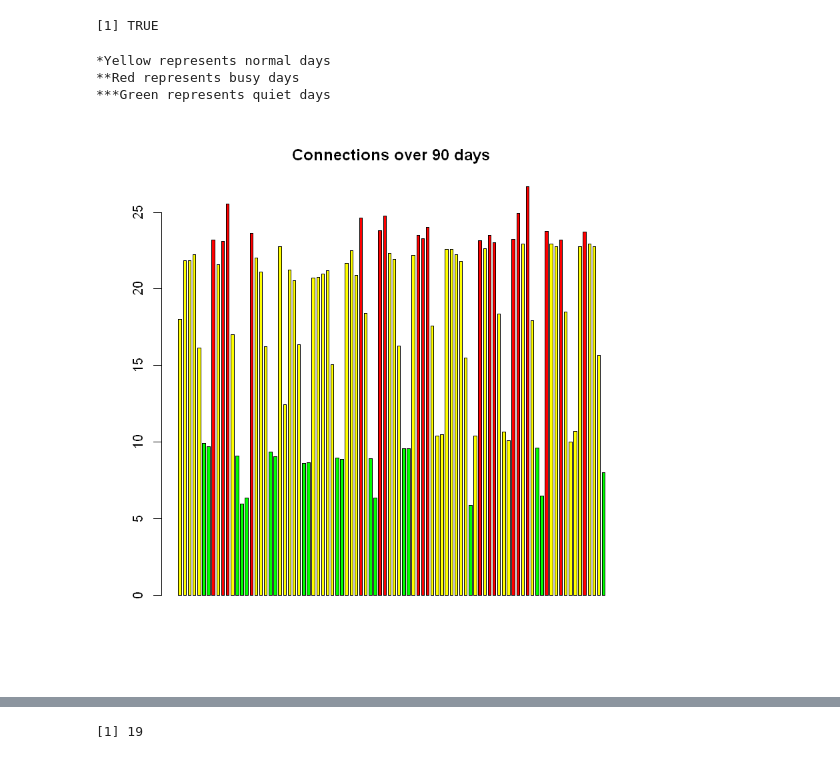
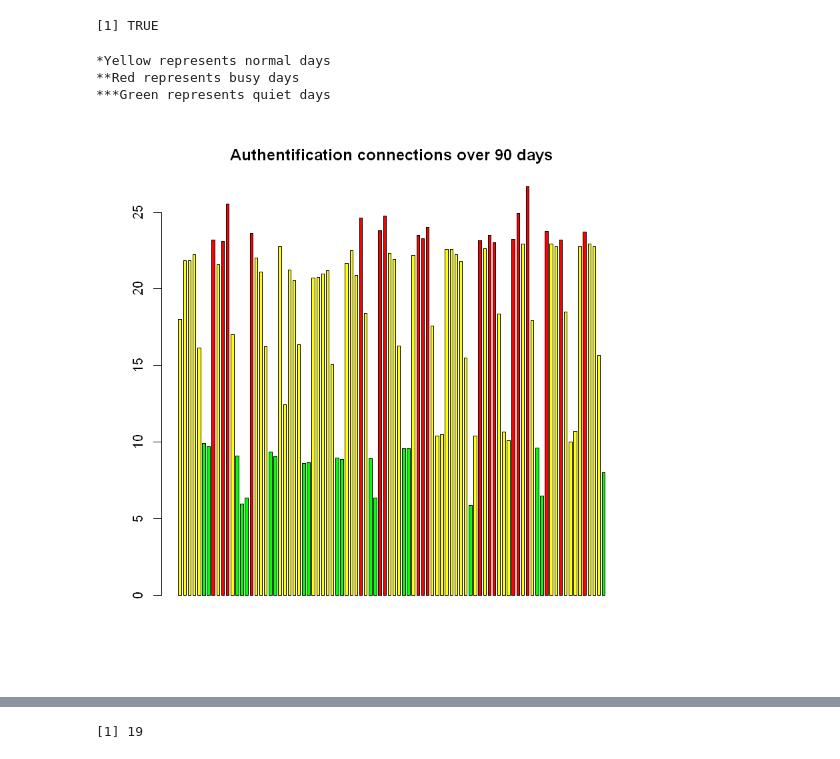
Before and after one commit to gabejg/Advanced-Cyber-Analytics-for-Attack-Detection, a Jupyter notebook: Alex/VisualEDAonAuths.ipynb, the cells around one changed output, grey strips where cells are left out. Drawn from its saved outputs; the diff is of its cells as text; code cells hidden in the pictures.

```diff
--- a/Alex/VisualEDAonAuths.ipynb
+++ b/Alex/VisualEDAonAuths.ipynb
@@ -170,8 +175,8 @@ n_small <- n * 10^-4
 # %%
-barplot(n_small, col=ifelse(n_small>=23, 'red', ifelse(10<n_small& n_small<23, 'yellow', 'green')), main="Connections over 90 days",
+barplot(n_small, col=ifelse(n_small>=23, 'red', ifelse(10<n_small& n_small<23, 'yellow', 'green')), main="Authentification connections over 90 days",
 sub=cat("*Yellow represents normal days\n**Red represents busy days\n***Green represents quiet days"), space=0.6)
 # %% [output]
 *Yellow represents normal days
 **Red represents busy days
 ***Green represents quiet days
-[figure, old version]
+[figure, new version]
```
Also changed, not shown: parts of 8 cells of this notebook.
